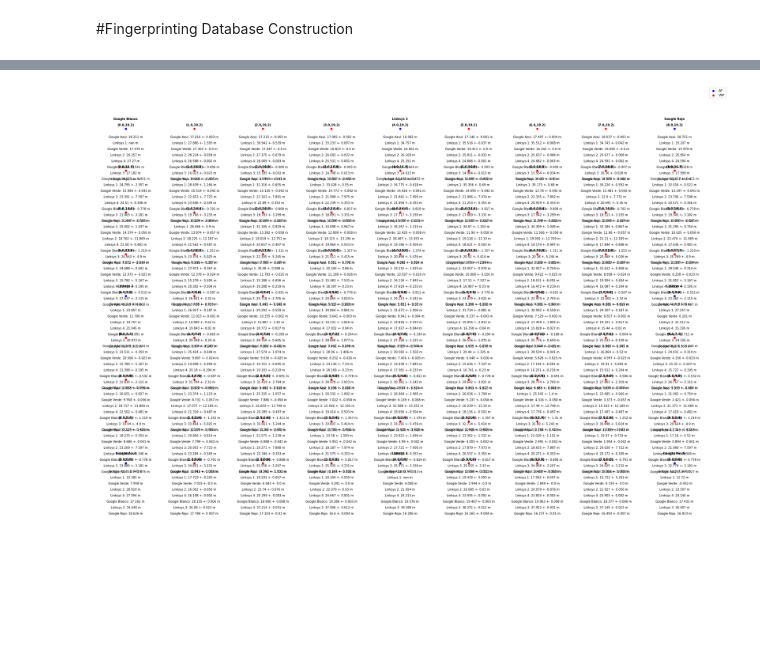
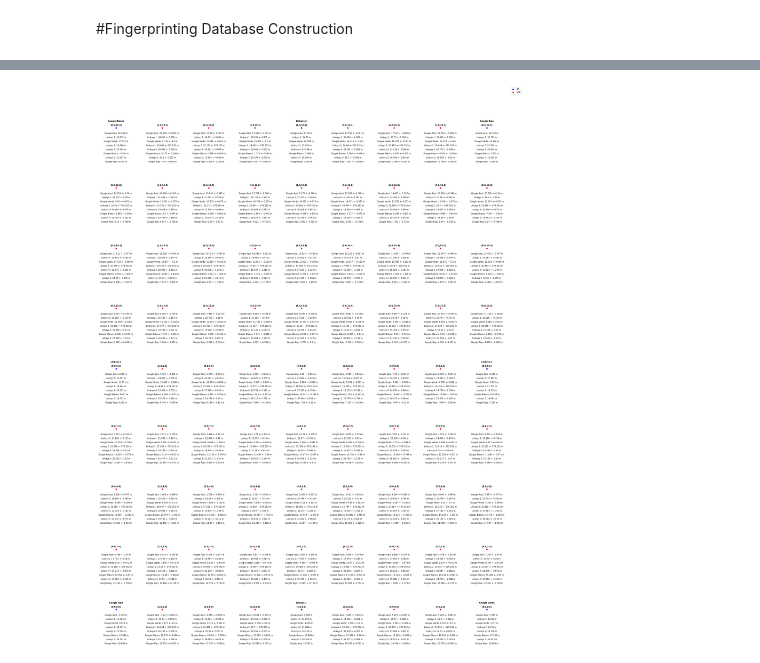
Before and after one commit to carlogattuso/Indoor_Positioning_RTT_GPR, a Jupyter notebook: ap_obs.ipynb, the cells around one changed output, grey strips where cells are left out. Saved outputs shown, nothing was run; the diff lists cells and outputs as text; code cells hidden in the pictures; blank space fills up the shorter version.

```diff
--- a/ap_obs.ipynb
+++ b/ap_obs.ipynb
@@ -1217,8 +1217,8 @@ for x in range(mean_psfm_array.shape[2]):
 # %%
 #@title ##Second Order PSFM GPR Fingerprinting Database plot
-sample = 12 #@param {type:"slider", min:0, max:100, step:1}
+sample = 0 #@param {type:"slider", min:0, max:100, step:1}
 
-plt.figure(figsize=(points_x*4, points_y*2.5))
+plt.figure(figsize=(points_x*4, 6*n_ap))
 
 plt.scatter(coordinates_ap[:,0], coordinates_ap[:,1], c='b')
 plt.scatter(coordinates_vrp[:,0], coordinates_vrp[:,1], c='r')
@@ -1241,31 +1241,31 @@ for x,y,z in zip(coordinates_ap[:,0],coordinates_ap[:,1], np.linspace(0, n_ap -
 for x,y,z in zip(coordinates[:,0],coordinates[:,1], np.linspace(0, n_points - 1, n_points).astype(int)):
     label = f"({locations[z,0]},{locations[z,1]})"
 
     plt.annotate(label, # this is the text
                  (x,y), # this is the point to label
                  textcoords="offset points", # how to position the text
                  xytext=(0,10), # distance from text to points (x,y)
                  ha='center',
                  weight='bold') # horizontal alignment can be left, right or center
 
 for x in range(ap_obs.shape[0]):
     for y in range(ap_obs.shape[0]):
         label = f"{ap_labels[y]}: {ap_obs[x,y,sample].round(3)} m"
 
         plt.annotate(label, # this is the text
                     (coordinates_ap[x,0],coordinates_ap[x,1]), # this is the point to label
                     textcoords="offset points", # how to position the text
                     xytext=(0,-30-y*20), # distance from text to points (x,y)
                     ha='center') # horizontal alignment can be left, right or center
 
 for x in range(mean_psfm2_array.shape[2]):
     for y in range(ap_obs.shape[0]):
         label = f"{ap_labels[y]}: {mean_psfm2_array[y,sample,x,0].round(3)} +- {var_array[y,sample,x,0].round(3)} m"
 
         plt.annotate(label, # this is the text
                     (coordinates_vrp[x,0],coordinates_vrp[x,1]), # this is the point to label
                     textcoords="offset points", # how to position the text
                     xytext=(0,-30-y*20), # distance from text to points (x,y)
                     ha='center') # horizontal alignment can be left, right or center
 # %% [output]
-[figure, old version]
+[figure, new version]
```
Also changed, not shown: parts of 6 cells of this notebook.
